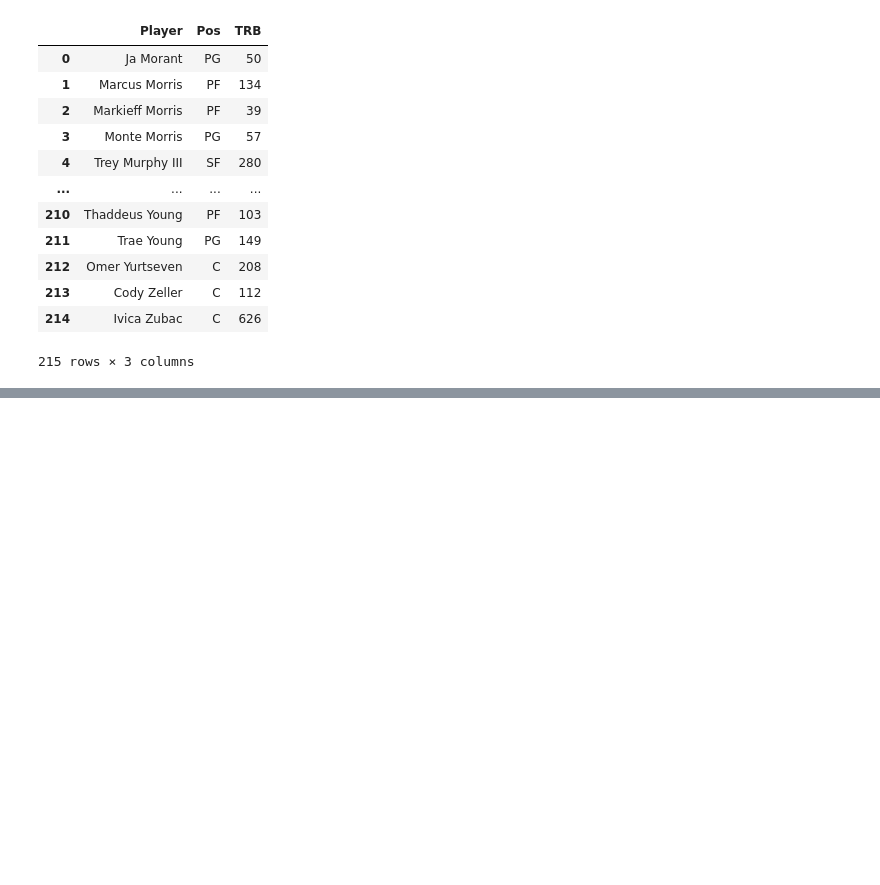
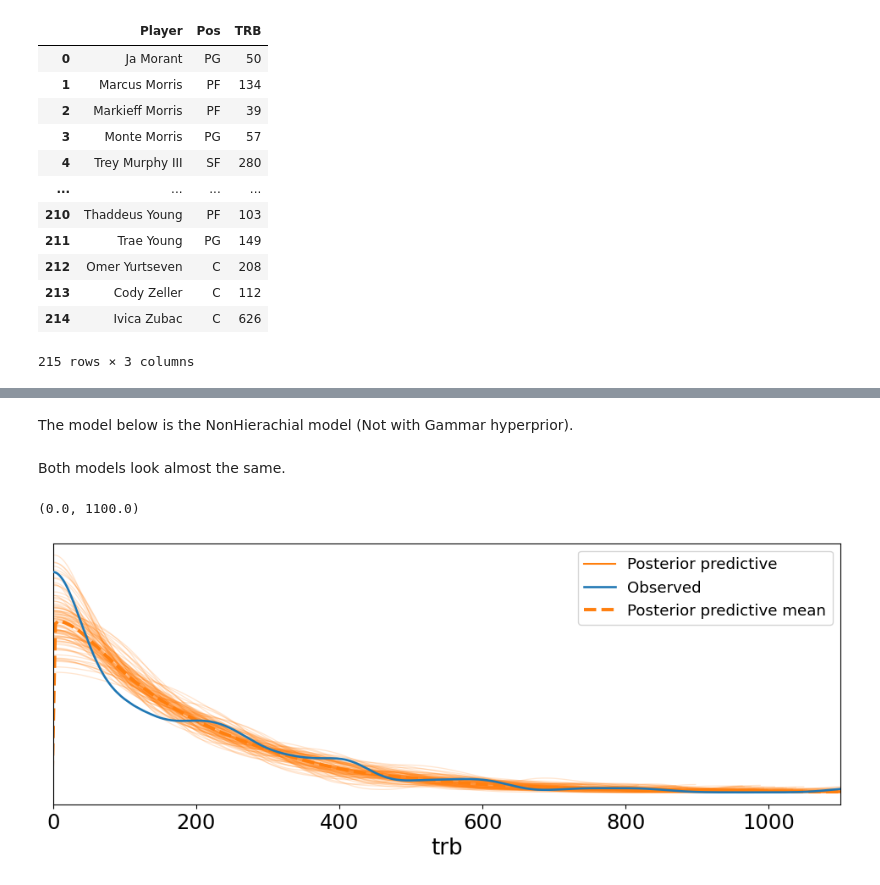
Before and after one commit to rumijay/Data-Science-2025, a Jupyter notebook: Rumi_Jawad_Unit4Project.ipynb, the cells around one changed output, grey strips where cells are left out. Saved outputs shown, nothing was run; the diff lists cells and outputs as text; code cells hidden in the pictures; blank space fills up the shorter version.

```diff
--- a/Rumi_Jawad_Unit4Project.ipynb
+++ b/Rumi_Jawad_Unit4Project.ipynb
@@ -112,10 +85,10 @@ dag_cs
 # %%
-#this is an array of the NBA positions,
+#this is an array of the soccer positions,
 #except they are given an int (number) label instead of a string (of letters)
-pos_idx = sccr_data.Pos.astype('category').cat.codes.values
+pos_idx = cs_data.Pos.astype('category').cat.codes.values
 
-#an array of the position strings
-pos_codes = sccr_data.Pos.astype('category').cat.categories
+#an array of the four strings that represent position
+pos_codes = cs_data.Pos.astype('category').cat.categories
 
 #puts coords in a dict, so pymc can read them
 sccr_coords = {"pos": pos_codes}
@@ -167,0 +136,13 @@ AttributeError: 'DataFrame' object has no attribute 'goals'
+# %%
+with pm.Model(coords = sccr_coords) as sccr_model:
+
+    #prior
+    λ = pm.Exponential('λ', lam = 15)
+
+
+    #This tells our model how many shots and goals each player has
+    _ = pm.Exponential('trb', lam = λ, observed = cs_data.TRB.values)
+
+    #target_accept has a default of 0.8. Increasing it makes us less likely to
+    #have divergences
+    idata_sccr = pm.sample(target_accept = 0.95)
@@ -167,0 +162,10 @@ AttributeError: 'DataFrame' object has no attribute 'goals'
+# %% [markdown]
+The model below is the NonHierachial model (Not with Gammar hyperprior).
+# %% [markdown]
+Both models look almost the same.
+# %%
+ax = az.plot_ppc(idata_sccr, num_pp_samples=100, figsize=(12, 4), colors=["C1", "C0", "C1"])
+ax.set_xlim(0, 1100)
+# %% [output]
+(0.0, 1100.0)
+[figure, added]
```
Also changed, not shown: parts of 21 cells of this notebook.
